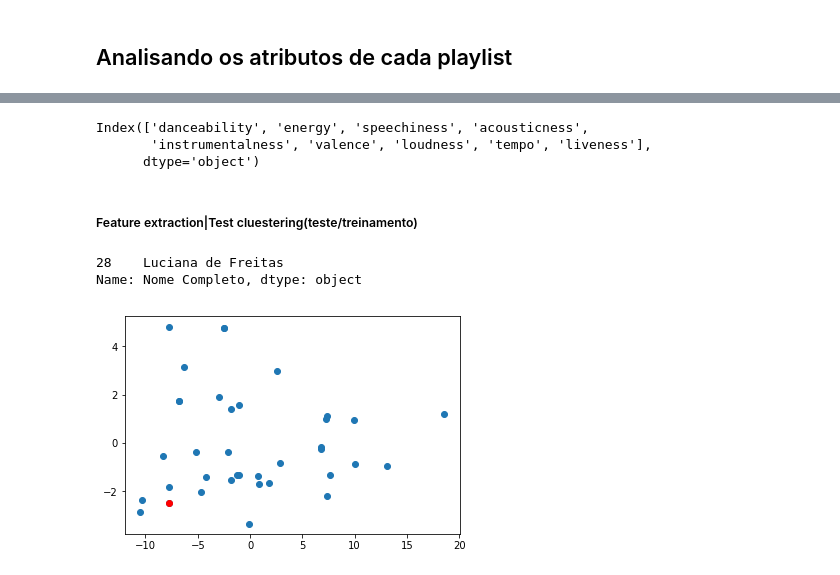
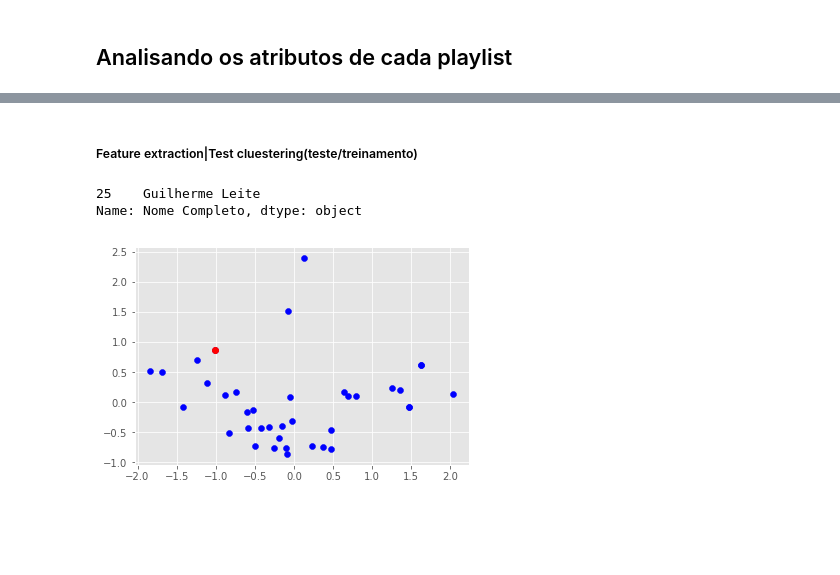
Before and after one commit to Fogelman/Spotify-Clustering, a Jupyter notebook: Reading Spotify Music.ipynb, the cells around one changed output, grey strips where cells are left out. Cells and saved outputs as stored; diff of their text form; code cells hidden in the pictures; blank space fills up the shorter version.

```diff
--- a/Reading Spotify Music.ipynb
+++ b/Reading Spotify Music.ipynb
@@ -172,7 +188,7 @@ for i, trial in df.iterrows():
         df.loc[i, "loudness"]          = str(ind_mean["loudness"])
         df.loc[i, "tempo"]             = str(ind_mean["tempo"])
         df.loc[i, "liveness"]          = str(ind_mean["liveness"])
-    else:
-        time.sleep(0.5)
-    clear_output()
+
     print(((i+1)/len(df)*100),"%")
+
+clear_output()
@@ -194,5 +213,17 @@ except:
 # %%
+
 # Salvando base de dados para o excel
 writer = pd.ExcelWriter('Respostas.xlsx')
 df.to_excel(writer,'Sheet1')
 writer.save()
+
+# Colocar os indices entre 1 e 0
+from sklearn import preprocessing
+
+x = df.values #returns a numpy array
+min_max_scaler = preprocessing.MinMaxScaler((-1,1))
+x_scaled = min_max_scaler.fit_transform(x)
+df = pd.DataFrame(x_scaled)
+
+df.columns=['danceability', 'energy', 'speechiness', 'acousticness',
+       'instrumentalness', 'valence', 'loudness', 'tempo', 'liveness']
@@ -232,6 +229,0 @@ for i in titulos:
-# %%
-df.keys()
-# %% [output]
-Index(['danceability', 'energy', 'speechiness', 'acousticness',
-       'instrumentalness', 'valence', 'loudness', 'tempo', 'liveness'],
-      dtype='object')
@@ -248,30 +233,23 @@ Index(['danceability', 'energy', 'speechiness', 'acousticness',
 ##### Feature extraction|Test cluestering(teste/treinamento)
 # %%
 %matplotlib inline
-import numpy as np
-from sklearn.decomposition import PCA
+
 X = np.array(df)
 pca = PCA(n_components=2)
 pca.fit(X)
 
-num_pessoa = 28
+num_pessoa = 25
 num_pessoa_1 = num_pessoa+1
 if num_pessoa >= len(df_names):
     num_pessoa_1 = num_pessoa
 print(df_names[num_pessoa:num_pessoa_1])
 
 reduct = pca.transform(X)
-plt.scatter(reduct[:,0],reduct[:,1])
+plt.scatter(reduct[:,0],reduct[:,1],c = 'b')
 
 plt.plot(reduct[num_pessoa,0],reduct[num_pessoa,1],'ro')
 plt.show()
-
-# print(pca.get_precision())
-# print(pca.score_samples(A))
-# print(pca.explained_variance_ratio_)
-# print(reduct)
-# print(pca.singular_values_)
 # %% [output]
-28    Luciana de Freitas
+25    Guilherme Leite
 Name: Nome Completo, dtype: object
-[figure, old version]
+[figure, new version]
```
Also changed, not shown: parts of 23 cells of this notebook, 1 other file.
